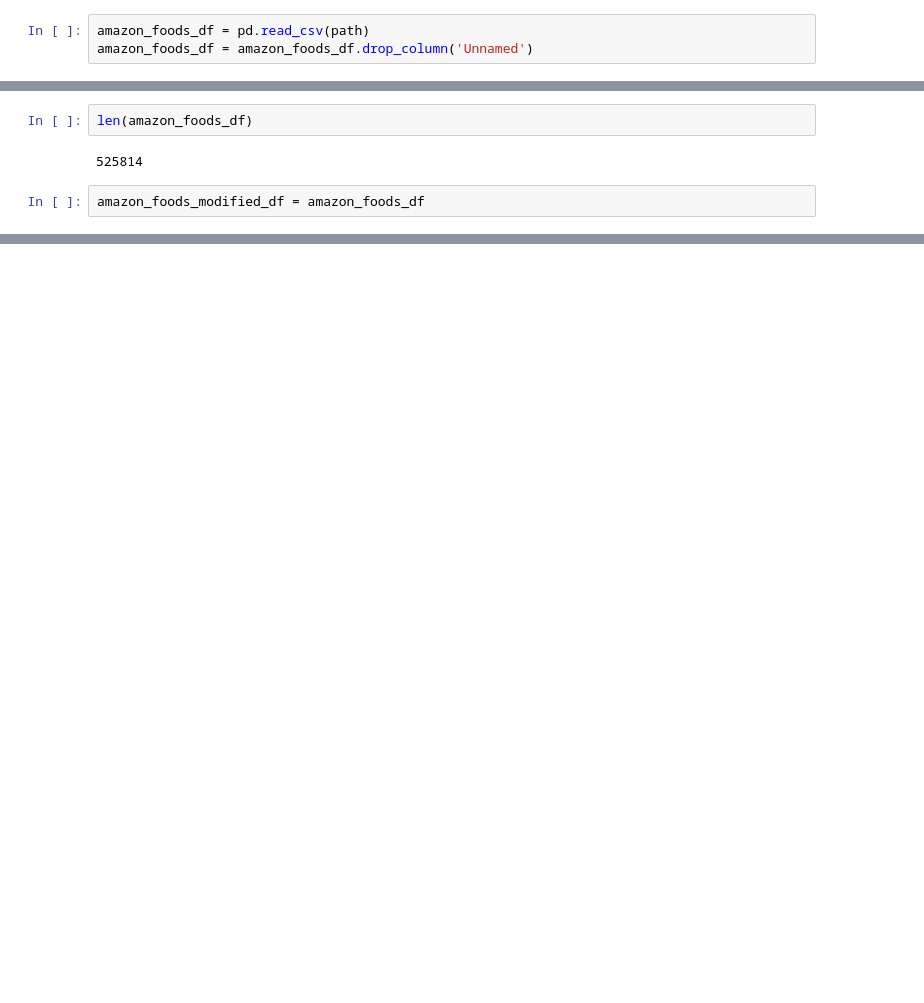
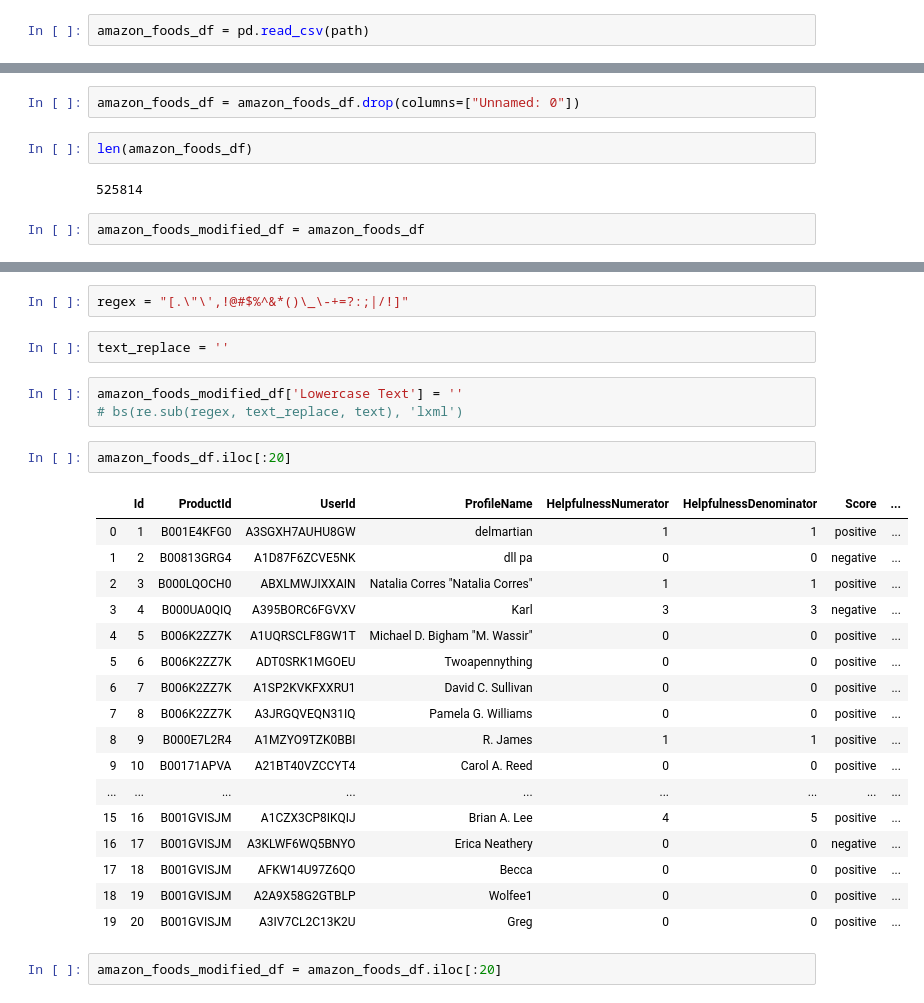
Before and after one commit to VikGonzalez/Amazon-Project, a Jupyter notebook: clean_text.ipynb, the cells around one changed output, grey strips where cells are left out. Saved outputs shown, nothing was run; the diff lists cells and outputs as text; blank space fills up the shorter version.

Commit message:
Finished cleaning text column of csv

```diff
--- a/clean_text.ipynb
+++ b/clean_text.ipynb
@@ -5,4 +7,3 @@ import numpy as np
 path = 'Resources/Amazon_rev.csv'
 # %%
 amazon_foods_df = pd.read_csv(path)
-amazon_foods_df = amazon_foods_df.drop_column('Unnamed')
@@ -13,3 +19,5 @@ amazon_foods_df.head()
+# %%
+amazon_foods_df = amazon_foods_df.drop(columns=["Unnamed: 0"])
 # %%
 len(amazon_foods_df)
 # %% [output]
@@ -18,0 +43,29 @@ amazon_foods_modified_df = amazon_foods_df
+# %%
+regex = "[.\"\',!@#$%^&*()\_\-+=?:;|/!]"
+# %%
+text_replace = ''
+# %%
+amazon_foods_modified_df['Lowercase Text'] = ''
+# bs(re.sub(regex, text_replace, text), 'lxml')
+# %%
+amazon_foods_df.iloc[:20]
+# %% [output]
+|  | Id | ProductId | UserId | ProfileName | HelpfulnessNumerator | HelpfulnessDenominator | Score | ... |
+| 0 | 1 | B001E4KFG0 | A3SGXH7AUHU8GW | delmartian | 1 | 1 | positive | ... |
+| 1 | 2 | B00813GRG4 | A1D87F6ZCVE5NK | dll pa | 0 | 0 | negative | ... |
+| 2 | 3 | B000LQOCH0 | ABXLMWJIXXAIN | Natalia Corres "Natalia Corres" | 1 | 1 | positive | ... |
+| 3 | 4 | B000UA0QIQ | A395BORC6FGVXV | Karl | 3 | 3 | negative | ... |
+| 4 | 5 | B006K2ZZ7K | A1UQRSCLF8GW1T | Michael D. Bigham "M. Wassir" | 0 | 0 | positive | ... |
+| 5 | 6 | B006K2ZZ7K | ADT0SRK1MGOEU | Twoapennything | 0 | 0 | positive | ... |
+| 6 | 7 | B006K2ZZ7K | A1SP2KVKFXXRU1 | David C. Sullivan | 0 | 0 | positive | ... |
+| 7 | 8 | B006K2ZZ7K | A3JRGQVEQN31IQ | Pamela G. Williams | 0 | 0 | positive | ... |
+| 8 | 9 | B000E7L2R4 | A1MZYO9TZK0BBI | R. James | 1 | 1 | positive | ... |
+| 9 | 10 | B00171APVA | A21BT40VZCCYT4 | Carol A. Reed | 0 | 0 | positive | ... |
+| ... | ... | ... | ... | ... | ... | ... | ... | ... |
+| 15 | 16 | B001GVISJM | A1CZX3CP8IKQIJ | Brian A. Lee | 4 | 5 | positive | ... |
+| 16 | 17 | B001GVISJM | A3KLWF6WQ5BNYO | Erica Neathery | 0 | 0 | negative | ... |
+| 17 | 18 | B001GVISJM | AFKW14U97Z6QO | Becca | 0 | 0 | positive | ... |
+| 18 | 19 | B001GVISJM | A2A9X58G2GTBLP | Wolfee1 | 0 | 0 | positive | ... |
+| 19 | 20 | B001GVISJM | A3IV7CL2C13K2U | Greg | 0 | 0 | positive | ... |
+# %%
+amazon_foods_modified_df = amazon_foods_df.iloc[:20]
```
Also changed, not shown: parts of 36 cells of this notebook, 1 other file.
